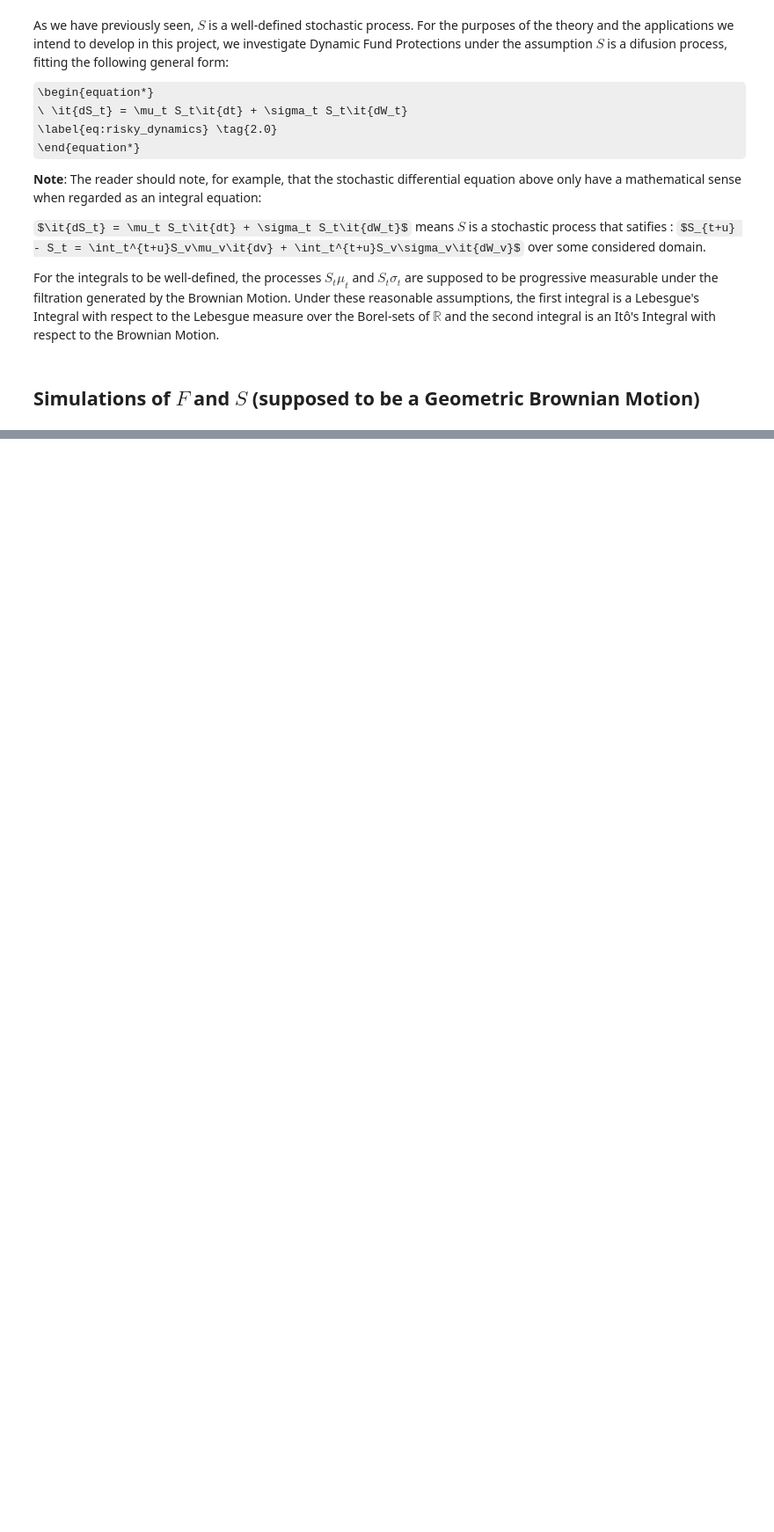
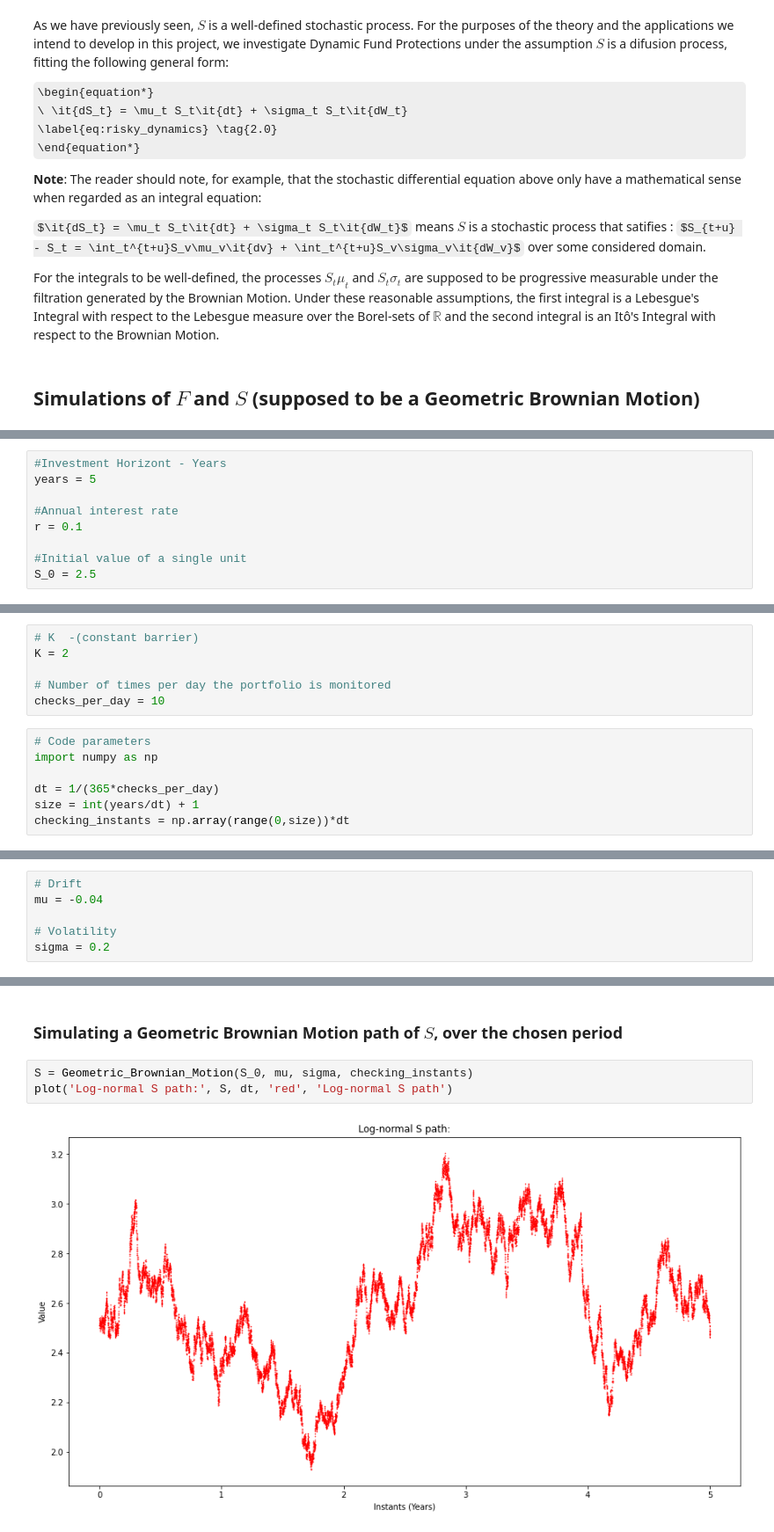
Before and after one commit to victor-felipegontijo/Dynamic-Fund-Protection, a Jupyter notebook: Dynamic_Fund_Protection.ipynb, the cells around one changed output, grey strips where cells are left out. Shown at 88% size. Drawn from its saved outputs; the diff is of its cells as text; some formulas as TeX source; blank space fills up the shorter version.

```diff
--- a/Dynamic_Fund_Protection.ipynb
+++ b/Dynamic_Fund_Protection.ipynb
@@ -105,0 +120,9 @@ For the integrals to be well-defined, the processes $S_t\mu_t$ and $S_t\sigma_t$
+# %%
+#Investment Horizont - Years
+years = 5
+
+#Annual interest rate
+r = 0.1
+
+#Initial value of a single unit
+S_0 = 2.5
@@ -105,0 +131,13 @@ For the integrals to be well-defined, the processes $S_t\mu_t$ and $S_t\sigma_t$
+# %%
+# K  -(constant barrier)
+K = 2
+
+# Number of times per day the portfolio is monitored
+checks_per_day = 10
+# %%
+# Code parameters
+import numpy as np
+
+dt = 1/(365*checks_per_day)
+size = int(years/dt) + 1
+checking_instants = np.array(range(0,size))*dt
@@ -105,0 +146,6 @@ For the integrals to be well-defined, the processes $S_t\mu_t$ and $S_t\sigma_t$
+# %%
+# Drift
+mu = -0.04
+
+# Volatility
+sigma = 0.2
@@ -105,0 +160,7 @@ For the integrals to be well-defined, the processes $S_t\mu_t$ and $S_t\sigma_t$
+# %% [markdown]
+### Simulating a Geometric Brownian Motion path of $S$, over the chosen period
+# %%
+S = Geometric_Brownian_Motion(S_0, mu, sigma, checking_instants)
+plot('Log-normal S path:', S, dt, 'red', 'Log-normal S path')
+# %% [output]
+[figure, added]
```
Also changed, not shown: parts of 12 cells of this notebook, 2 other files.
